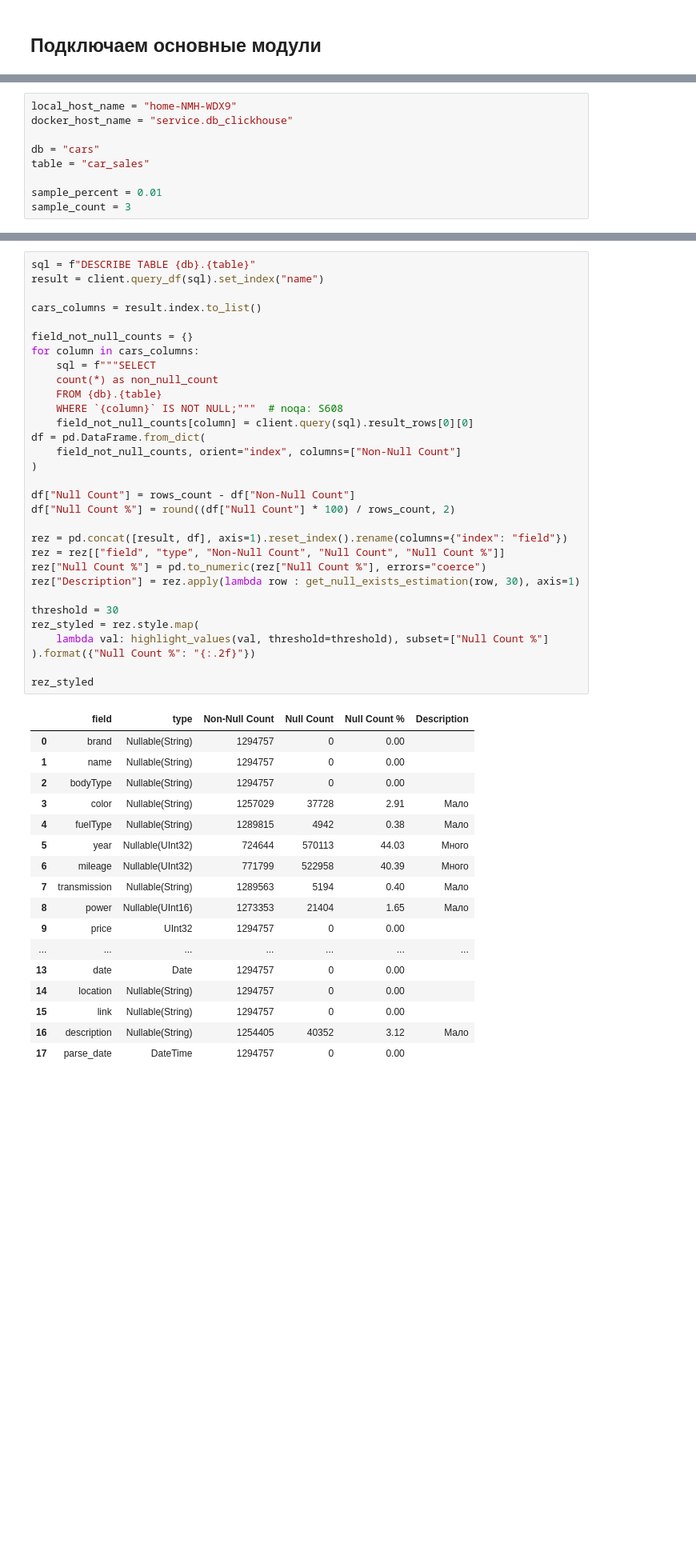
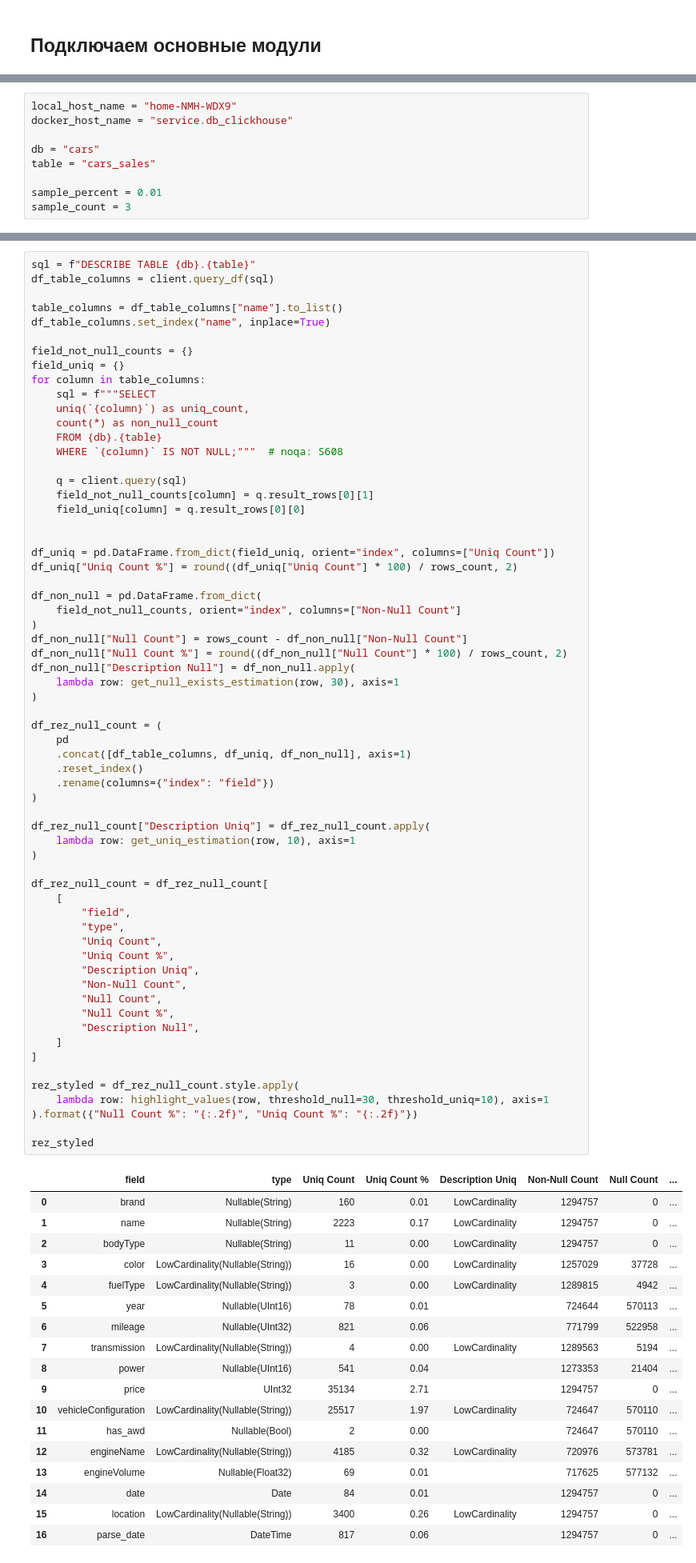
Before and after one commit to barmaley350/analytics, a Jupyter notebook: services/jupyter/notebooks/cars2_cc.ipynb, the cells around one changed output, grey strips where cells are left out. Shown at 80% size. Drawn from its saved outputs; the diff is of its cells as text; blank space fills up the shorter version.

```diff
--- a/services/jupyter/notebooks/cars2_cc.ipynb
+++ b/services/jupyter/notebooks/cars2_cc.ipynb
@@ -44,7 +43,7 @@ local_host_name = "home-NMH-WDX9"
 docker_host_name = "service.db_clickhouse"
 
 db = "cars"
-table = "car_sales"
+table = "cars_sales"
 
 sample_percent = 0.01
 sample_count = 3
@@ -100,49 +99,82 @@ time: 15.3 ms (started: 2026-05-30 08:03:24 +03:00)
 # %%
 sql = f"DESCRIBE TABLE {db}.{table}"
-result = client.query_df(sql).set_index("name")
+df_table_columns = client.query_df(sql)
 
-cars_columns = result.index.to_list()
+table_columns = df_table_columns["name"].to_list()
+df_table_columns.set_index("name", inplace=True)
 
 field_not_null_counts = {}
-for column in cars_columns:
+field_uniq = {}
+for column in table_columns:
     sql = f"""SELECT
+    uniq(`{column}`) as uniq_count,
     count(*) as non_null_count
     FROM {db}.{table}
     WHERE `{column}` IS NOT NULL;"""  # noqa: S608
-    field_not_null_counts[column] = client.query(sql).result_rows[0][0]
-df = pd.DataFrame.from_dict(
+
+    q = client.query(sql)
+    field_not_null_counts[column] = q.result_rows[0][1]
+    field_uniq[column] = q.result_rows[0][0]
+
+
+df_uniq = pd.DataFrame.from_dict(field_uniq, orient="index", columns=["Uniq Count"])
+df_uniq["Uniq Count %"] = round((df_uniq["Uniq Count"] * 100) / rows_count, 2)
+
+df_non_null = pd.DataFrame.from_dict(
     field_not_null_counts, orient="index", columns=["Non-Null Count"]
 )
+df_non_null["Null Count"] = rows_count - df_non_null["Non-Null Count"]
+df_non_null["Null Count %"] = round((df_non_null["Null Count"] * 100) / rows_count, 2)
+df_non_null["Description Null"] = df_non_null.apply(
+    lambda row: get_null_exists_estimation(row, 30), axis=1
+)
 
-df["Null Count"] = rows_count - df["Non-Null Count"]
-df["Null Count %"] = round((df["Null Count"] * 100) / rows_count, 2)
+df_rez_null_count = (
+    pd
+    .concat([df_table_columns, df_uniq, df_non_null], axis=1)
+    .reset_index()
+    .rename(columns={"index": "field"})
+)
 
-rez = pd.concat([result, df], axis=1).reset_index().rename(columns={"index": "field"})
-rez = rez[["field", "type", "Non-Null Count", "Null Count", "Null Count %"]]
-rez["Null Count %"] = pd.to_numeric(rez["Null Count %"], errors="coerce")
-rez["Description"] = rez.apply(lambda row : get_null_exists_estimation(row, 30), axis=1)
+df_rez_null_count["Description Uniq"] = df_rez_null_count.apply(
+    lambda row: get_uniq_estimation(row, 10), axis=1
+)
 
-threshold = 30
-rez_styled = rez.style.map(
-    lambda val: highlight_values(val, threshold=threshold), subset=["Null Count %"]
-).format({"Null Count %": "{:.2f}"})
+df_rez_null_count = df_rez_null_count[
+    [
+        "field",
+        "type",
+        "Uniq Count",
+        "Uniq Count %",
+        "Description Uniq",
+        "Non-Null Count",
+        "Null Count",
+        "Null Count %",
+        "Description Null",
+    ]
+]
+
+rez_styled = df_rez_null_count.style.apply(
+    lambda row: highlight_values(row, threshold_null=30, threshold_uniq=10), axis=1
+).format({"Null Count %": "{:.2f}", "Uniq Count %": "{:.2f}"})
 
 rez_styled
 # %% [output]
-|  | field | type | Non-Null Count | Null Count | Null Count % | Description |
-| 0 | brand | Nullable(String) | 1294757 | 0 | 0.00 |  |
-| 1 | name | Nullable(String) | 1294757 | 0 | 0.00 |  |
-| 2 | bodyType | Nullable(String) | 1294757 | 0 | 0.00 |  |
-| 3 | color | Nullable(String) | 1257029 | 37728 | 2.91 | Мало |
-| 4 | fuelType | Nullable(String) | 1289815 | 4942 | 0.38 | Мало |
-| 5 | year | Nullable(UInt32) | 724644 | 570113 | 44.03 | Много |
-| 6 | mileage | Nullable(UInt32) | 771799 | 522958 | 40.39 | Много |
-| 7 | transmission | Nullable(String) | 1289563 | 5194 | 0.40 | Мало |
-| 8 | power | Nullable(UInt16) | 1273353 | 21404 | 1.65 | Мало |
-| 9 | price | UInt32 | 1294757 | 0 | 0.00 |  |
-| ... | ... | ... | ... | ... | ... | ... |
-| 13 | date | Date | 1294757 | 0 | 0.00 |  |
-| 14 | location | Nullable(String) | 1294757 | 0 | 0.00 |  |
-| 15 | link | Nullable(String) | 1294757 | 0 | 0.00 |  |
-| 16 | description | Nullable(String) | 1254405 | 40352 | 3.12 | Мало |
-| 17 | parse_date | DateTime | 1294757 | 0 | 0.00 |  |
+|  | field | type | Uniq Count | Uniq Count % | Description Uniq | Non-Null Count | Null Count | ... |
+| 0 | brand | Nullable(String) | 160 | 0.01 | LowCardinality | 1294757 | 0 | ... |
+| 1 | name | Nullable(String) | 2223 | 0.17 | LowCardinality | 1294757 | 0 | ... |
+| 2 | bodyType | Nullable(String) | 11 | 0.00 | LowCardinality | 1294757 | 0 | ... |
+| 3 | color | LowCardinality(Nullable(String)) | 16 | 0.00 | LowCardinality | 1257029 | 37728 | ... |
+| 4 | fuelType | LowCardinality(Nullable(String)) | 3 | 0.00 | LowCardinality | 1289815 | 4942 | ... |
+| 5 | year | Nullable(UInt16) | 78 | 0.01 |  | 724644 | 570113 | ... |
+| 6 | mileage | Nullable(UInt32) | 821 | 0.06 |  | 771799 | 522958 | ... |
+| 7 | transmission | LowCardinality(Nullable(String)) | 4 | 0.00 | LowCardinality | 1289563 | 5194 | ... |
+| 8 | power | Nullable(UInt16) | 541 | 0.04 |  | 1273353 | 21404 | ... |
+| 9 | price | UInt32 | 35134 | 2.71 |  | 1294757 | 0 | ... |
+| 10 | vehicleConfiguration | LowCardinality(Nullable(String)) | 25517 | 1.97 | LowCardinality | 724647 | 570110 | ... |
+| 11 | has_awd | Nullable(Bool) | 2 | 0.00 |  | 724647 | 570110 | ... |
+| 12 | engineName | LowCardinality(Nullable(String)) | 4185 | 0.32 | LowCardinality | 720976 | 573781 | ... |
+| 13 | engineVolume | Nullable(Float32) | 69 | 0.01 |  | 717625 | 577132 | ... |
+| 14 | date | Date | 84 | 0.01 |  | 1294757 | 0 | ... |
+| 15 | location | LowCardinality(Nullable(String)) | 3400 | 0.26 | LowCardinality | 1294757 | 0 | ... |
+| 16 | parse_date | DateTime | 817 | 0.06 |  | 1294757 | 0 | ... |
```
Also changed, not shown: parts of 23 cells of this notebook, 4 other files.
